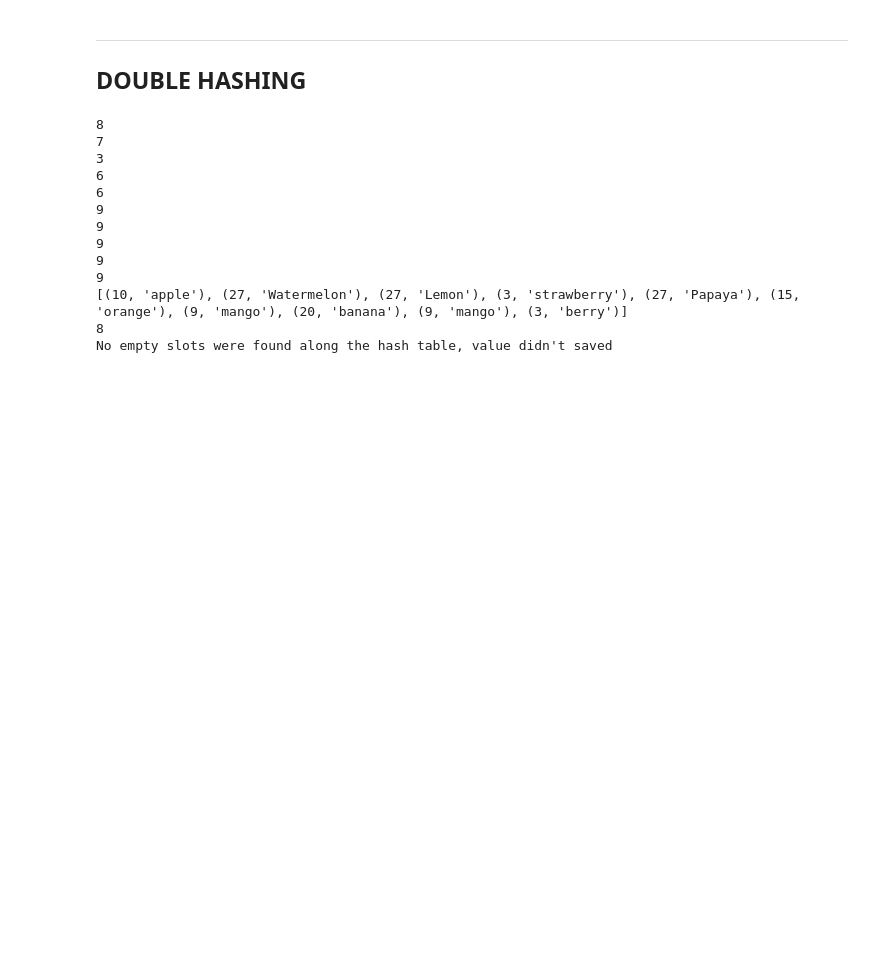
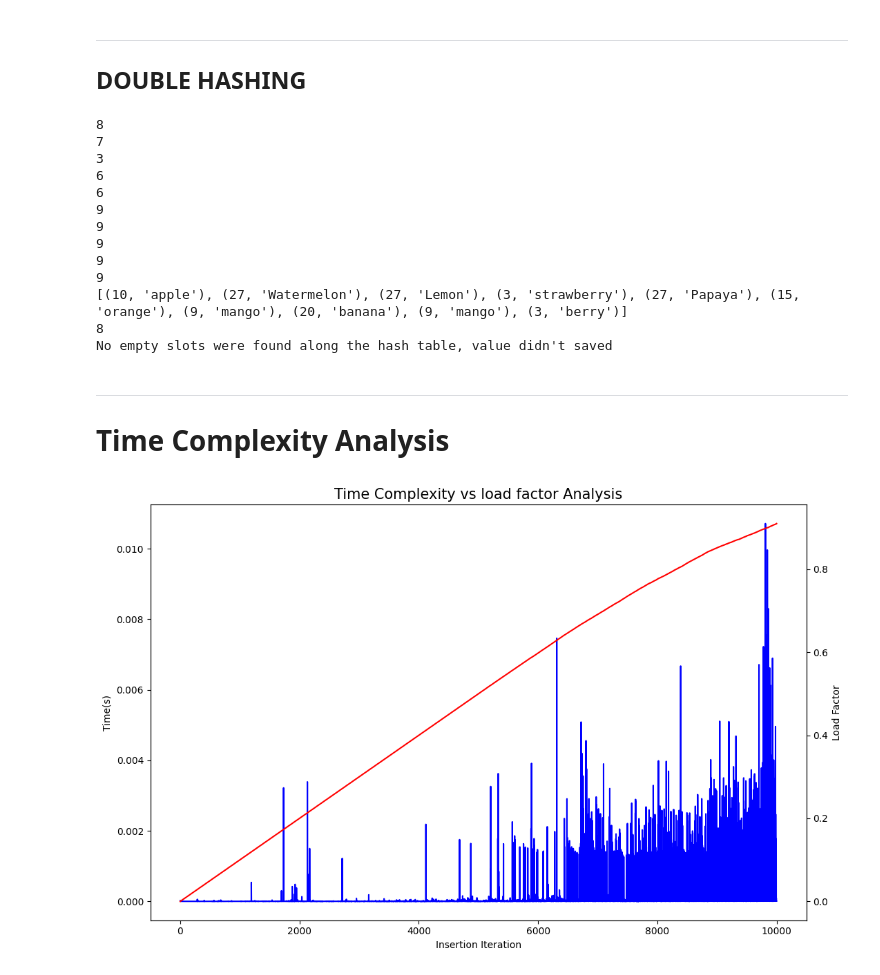
Before and after one commit to JeisonRobles/MIT-Algorithms, a Jupyter notebook: Hashing/String Matching/Open Addressing.ipynb, the cells around one changed output. Saved outputs shown, nothing was run; the diff lists cells and outputs as text; code cells hidden in the pictures; blank space fills up the shorter version.

```diff
--- a/Hashing/String Matching/Open Addressing.ipynb
+++ b/Hashing/String Matching/Open Addressing.ipynb
@@ -129,9 +129,12 @@ ___
 # %%
 class HashTableDoubleHashing:
     #Build the builder method
-    def __init__(self, size):
+    def __init__(self, size, verbose):
         self.size = size
         self.table = [None] * size
+        self.load_factor = 0
+        self.load_counter = 0
+        self.verbose = verbose
 
 
     def hash_function(self, key):
@@ -146,9 +149,10 @@ class HashTableDoubleHashing:
         #Find initial index using the hash function
         idx = self.hash_function(key)
         step_size = self.secondary_hash_function(key)
-        print(step_size)
+        #print(step_size)
         counter = 0
         save = True
+
 
         #Linear probing to find an available slot
         while self.table[idx] is not None:
@@ -158,7 +162,7 @@ class HashTableDoubleHashing:
             #If not none, must search the next slot
             idx = (idx + step_size) % self.size
             if counter > self.size:
-                print("No empty slots were found along the hash table, value didn't saved")
+                if self.verbose == True: print("No empty slots were found along the hash table, value didn't saved")
                 save = False
                 break
 
@@ -166,6 +170,8 @@ class HashTableDoubleHashing:
         #insert the key-value pair
         if save==True:
             self.table[idx] = (key, value)
+            self.load_counter +=1
+            self.load_factor = self.load_counter/self.size
 
 
     def search (self, key):
@@ -182,7 +188,7 @@ class HashTableDoubleHashing:
 
             idx = (idx+step_size) % self.size # Define next step
 
-        print("Value not found")
+        if self.verbose == True: print("Value not found")
         return None #This statement is reached only when none value was found and returned in the while loop.
 
 
@@ -196,13 +202,13 @@ class HashTableDoubleHashing:
             counter +=1
             if self.table[idx][0] == key:
                 self.table[idx] = None #Remove the key-value pair
-                print("Value correctly deleted")
+                if self.verbose == True: print("Value correctly deleted")
                 return
             else: counter+=1
 
             idx = (idx + step_size) % self.size
 
-        print("key not found")
+        if self.verbose == True: print("key not found")
 # %%
 hash_table = HashTableDoubleHashing(10)
 #Insert directly
@@ -250,3 +256,6 @@ hash_table.insert(37,"Tangerine") # Linear Probing Applied
 [(10, 'apple'), (27, 'Watermelon'), (27, 'Lemon'), (3, 'strawberry'), (27, 'Papaya'), (15, 'orange'), (9, 'mango'), (20, 'banana'), (9, 'mango'), (3, 'berry')]
 8
 No empty slots were found along the hash table, value didn't saved
+# %% [markdown]
+___
+# Time Complexity Analysis
@@ -252,0 +267,25 @@ No empty slots were found along the hash table, value didn't saved
+# %%
+hash_table = HashTableDoubleHashing(10000, False)
+#Insert directly
+
+list_Times, list_load_factor =  list(), list()
+
+for _ in range(10000):
+    first_Time = time.time()
+    hash_table.insert(random.randint(0,1000),"Testing Value")
+    second_time= time.time()
+    list_Times.append(second_time-first_Time)
+    list_load_factor.append(hash_table.load_factor)
+
+fig, ax1 = plt.subplots(figsize=(11,7))
+ax1.plot(np.arange(1,10001), list_Times, label="Time", color = 'blue')
+ax1.set_xlabel('Insertion Iteration')
+ax1.set_ylabel('Time(s)')
+ax2 = ax1.twinx()
+ax2.plot(np.arange(1,10001), list_load_factor, label='Load Factor', color='red')
+ax2.set_ylabel('Load Factor')
+plt.title('Time Complexity vs load factor Analysis', fontsize=15)
+plt.tight_layout()
+plt.show()
+# %% [output]
+[figure, added]
```
Also changed, not shown: parts of 2 cells of this notebook.
